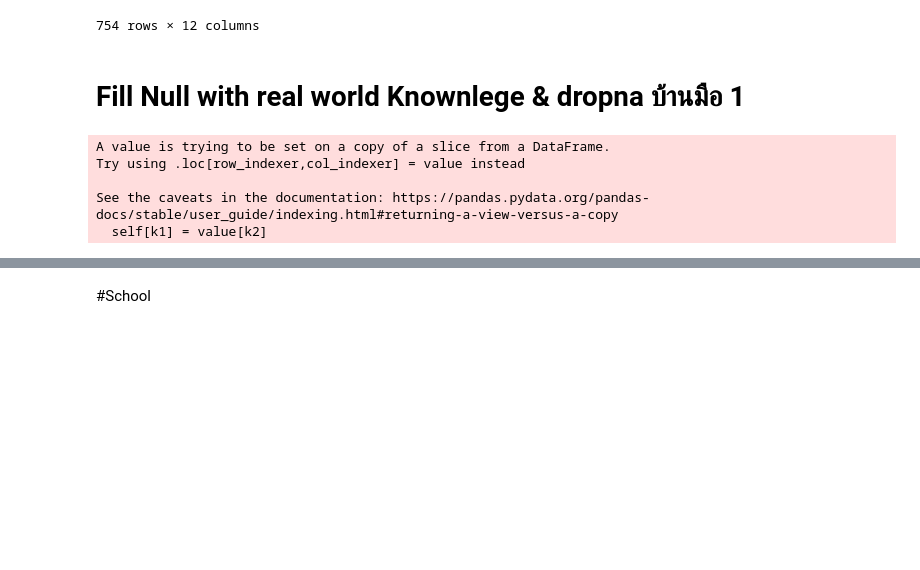
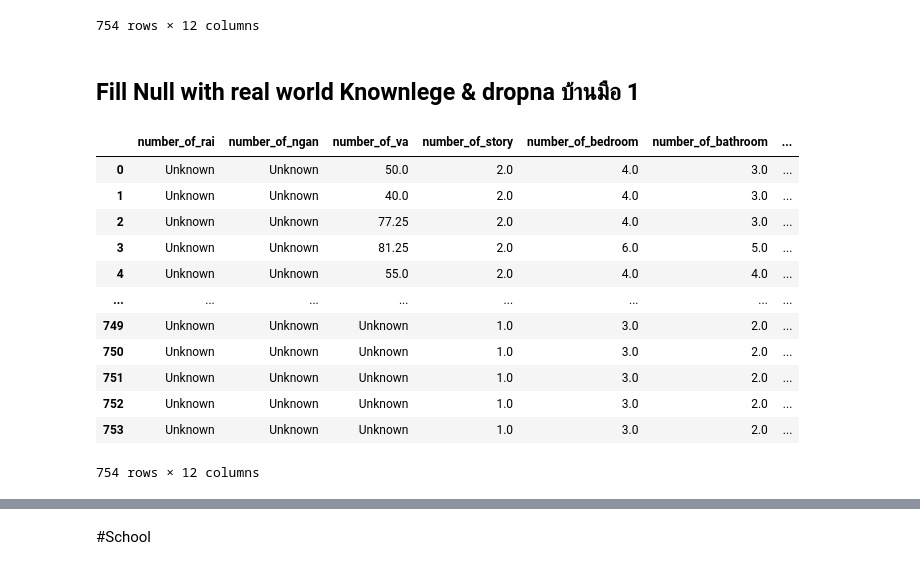
Before and after one commit to Aomaphisara/bsc_dpdm22, a Jupyter notebook: Mid_BPDM22.ipynb, the cells around one changed output, grey strips where cells are left out. Drawn from its saved outputs; the diff is of its cells as text; code cells hidden in the pictures; blank space fills up the shorter version.

```diff
--- a/Mid_BPDM22.ipynb
+++ b/Mid_BPDM22.ipynb
@@ -214,17 +225,27 @@ home1
 | 753 | NaN | NaN | NaN | 1.0 | 3.0 | 2.0 | ... |
 754 rows × 12 columns
 # %% [markdown]
-# Fill Null with real world Knownlege & dropna บ้านมือ 1
+## Fill Null with real world Knownlege & dropna บ้านมือ 1
 # %%
 #fill NA with Text
 home1[['number_of_rai', 'number_of_ngan', 'number_of_va', 'number_of_story',
        'number_of_bedroom', 'number_of_bathroom']]= home1[['number_of_rai', 'number_of_ngan', 'number_of_va', 'number_of_story',
        'number_of_bedroom', 'number_of_bathroom']].fillna('Unknown')
-home1[[ 'direction', 'furniture','usable_area', 'number_of_parking', 'sell_price']]=home1[[ 'direction', 'furniture','usable_area',
-        'number_of_parking', 'sell_price']].fillna('Unknown')
+home1[[ 'direction', 'furniture','usable_area', 'number_of_parking', 'sell_price','second_hand']]=home1[[ 'direction', 'furniture','usable_area',
+        'number_of_parking', 'sell_price','second_hand']].fillna('Unknown')
-# %% [output]
-A value is trying to be set on a copy of a slice from a DataFrame.
-Try using .loc[row_indexer,col_indexer] = value instead
-
-See the caveats in the documentation: https://pandas.pydata.org/pandas-docs/stable/user_guide/indexing.html#returning-a-view-versus-a-copy
-  self[k1] = value[k2]
+# %%
+home1
+# %% [output]
+|  | number_of_rai | number_of_ngan | number_of_va | number_of_story | number_of_bedroom | number_of_bathroom | ... |
+| 0 | Unknown | Unknown | 50.0 | 2.0 | 4.0 | 3.0 | ... |
+| 1 | Unknown | Unknown | 40.0 | 2.0 | 4.0 | 3.0 | ... |
+| 2 | Unknown | Unknown | 77.25 | 2.0 | 4.0 | 3.0 | ... |
+| 3 | Unknown | Unknown | 81.25 | 2.0 | 6.0 | 5.0 | ... |
+| 4 | Unknown | Unknown | 55.0 | 2.0 | 4.0 | 4.0 | ... |
+| ... | ... | ... | ... | ... | ... | ... | ... |
+| 749 | Unknown | Unknown | Unknown | 1.0 | 3.0 | 2.0 | ... |
+| 750 | Unknown | Unknown | Unknown | 1.0 | 3.0 | 2.0 | ... |
+| 751 | Unknown | Unknown | Unknown | 1.0 | 3.0 | 2.0 | ... |
+| 752 | Unknown | Unknown | Unknown | 1.0 | 3.0 | 2.0 | ... |
+| 753 | Unknown | Unknown | Unknown | 1.0 | 3.0 | 2.0 | ... |
+754 rows × 12 columns
```
Also changed, not shown: parts of 23 cells of this notebook.
